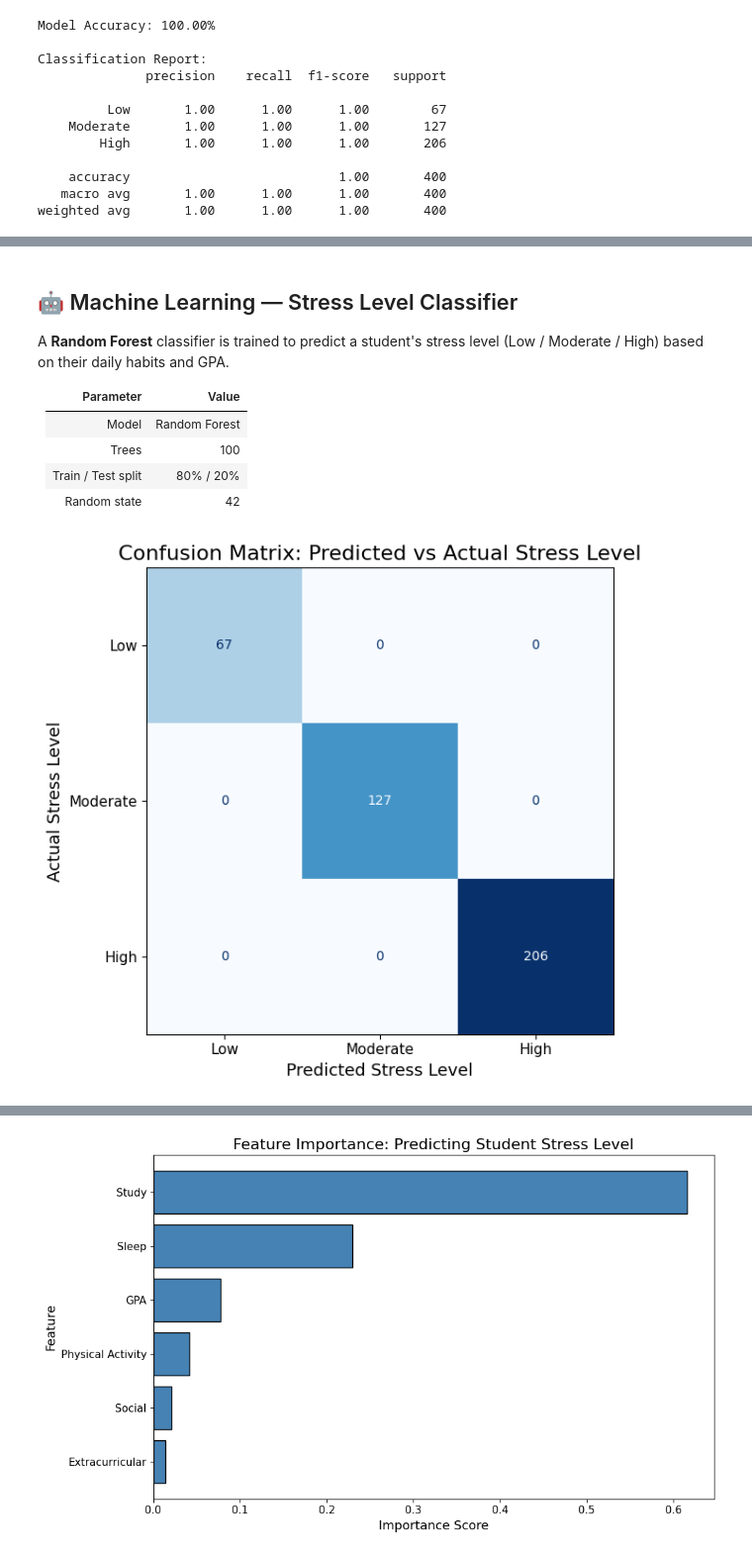
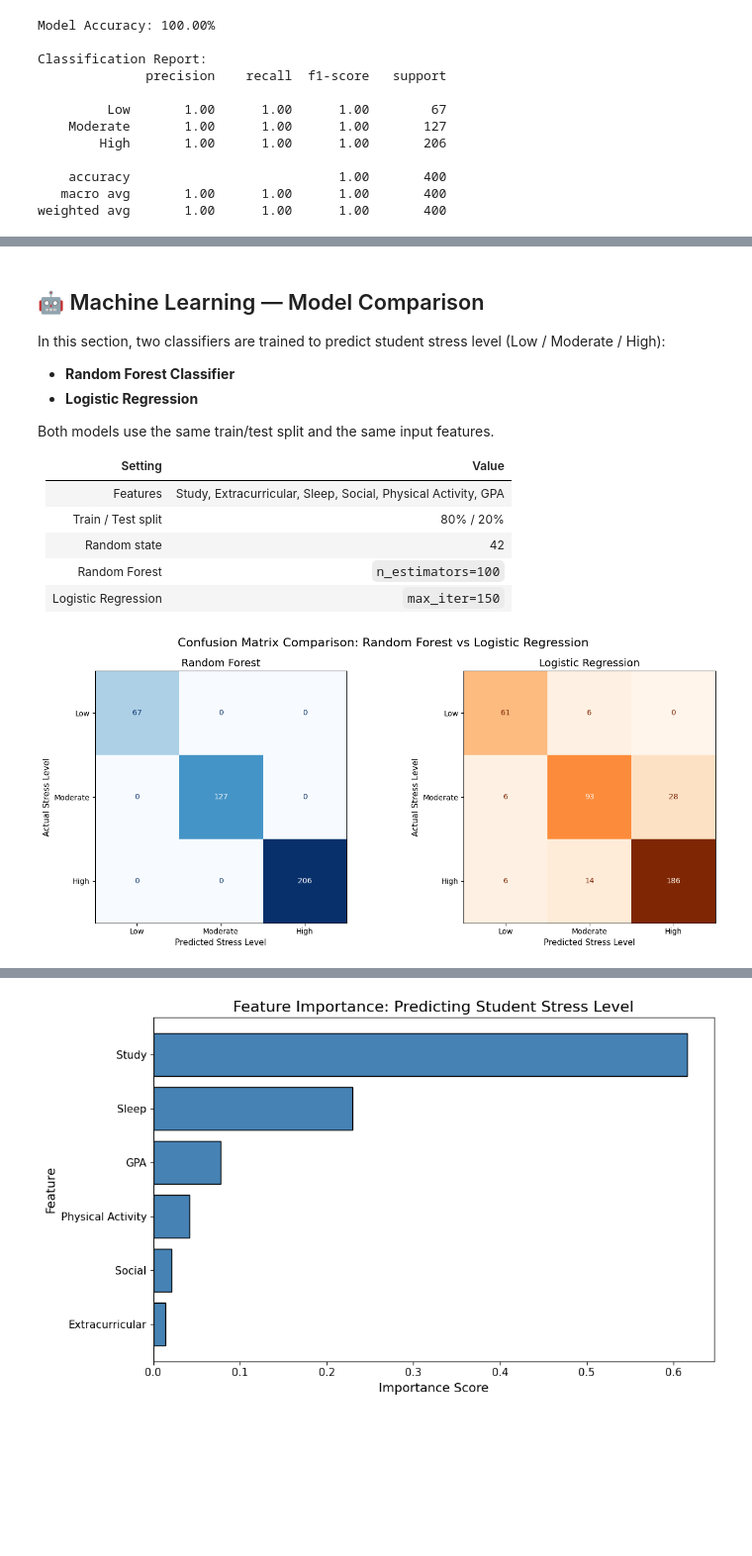
Before and after one commit to MZemik/student-lifestyle-analysis, a Jupyter notebook: student_lifestyle_analysis.ipynb, the cells around one changed output, grey strips where cells are left out. Shown at 99% size. Saved outputs shown, nothing was run; the diff lists cells and outputs as text; code cells hidden in the pictures; blank space fills up the shorter version.

Commit message:
Feat/logreg (#10)
* Logistic Regression model training + accuracy score

* Model comparison

* Editing README

* Cross validation

```diff
--- a/student_lifestyle_analysis.ipynb
+++ b/student_lifestyle_analysis.ipynb
@@ -245,3 +245,17 @@ Classification Report:
     accuracy                           1.00       400
    macro avg       1.00      1.00      1.00       400
 weighted avg       1.00      1.00      1.00       400
+# %%
+# Import of Logistic Regression model
+from sklearn.linear_model import LogisticRegression
+
+# Training Logistic Regression model
+logisticRegr = LogisticRegression(max_iter=150)
+logisticRegr.fit(X_train, y_train)
+
+# Evaluate on test set
+log_y_pred = logisticRegr.predict(X_test)
+print(f"Model Accuracy: {accuracy_score(y_test, log_y_pred):.2%}")
+print()
+print("Classification Report:")
+print(classification_report(y_test, log_y_pred, target_names=["Low", "Moderate", "High"]))
@@ -248,32 +308,47 @@ weighted avg       1.00      1.00      1.00       400
 # %% [markdown]
-## 🤖 Machine Learning — Stress Level Classifier
+## 🤖 Machine Learning — Model Comparison
 
-A **Random Forest** classifier is trained to predict a student's stress level (Low / Moderate / High) based on their daily habits and GPA.
+In this section, two classifiers are trained to predict student stress level (Low / Moderate / High):
+- **Random Forest Classifier**
+- **Logistic Regression**
 
-| Parameter | Value |
+Both models use the same train/test split and the same input features.
+
+| Setting | Value |
 |---|---|
-| Model | Random Forest |
-| Trees | 100 |
+| Features | Study, Extracurricular, Sleep, Social, Physical Activity, GPA |
 | Train / Test split | 80% / 20% |
 | Random state | 42 |
+| Random Forest | `n_estimators=100` |
+| Logistic Regression | `max_iter=150` |
 # %%
-# Plot confusion matrix to visualize model prediction errors across stress level classes
+# Plot side-by-side confusion matrices to compare Random Forest vs Logistic Regression
 from sklearn.metrics import confusion_matrix, ConfusionMatrixDisplay
 
 class_names = ["Low", "Moderate", "High"]
-cm = confusion_matrix(y_test, y_pred)
+cm_rf = confusion_matrix(y_test, y_pred)
+cm_log = confusion_matrix(y_test, log_y_pred)
 
-plt.figure(figsize=(8, 6))
-disp = ConfusionMatrixDisplay(confusion_matrix=cm, display_labels=class_names)
-disp.plot(cmap="Blues", ax=plt.gca(), colorbar=False)
-plt.title("Confusion Matrix: Predicted vs Actual Stress Level", fontsize=16)
-plt.xlabel("Predicted Stress Level", fontsize=13)
-plt.ylabel("Actual Stress Level", fontsize=13)
-plt.xticks(fontsize=11)
-plt.yticks(fontsize=11)
+fig, axes = plt.subplots(1, 2, figsize=(14, 6))
+
+ConfusionMatrixDisplay(confusion_matrix=cm_rf, display_labels=class_names).plot(
+    cmap="Blues", ax=axes[0], colorbar=False
+)
+axes[0].set_title("Random Forest", fontsize=14)
+axes[0].set_xlabel("Predicted Stress Level", fontsize=11)
+axes[0].set_ylabel("Actual Stress Level", fontsize=11)
+
+ConfusionMatrixDisplay(confusion_matrix=cm_log, display_labels=class_names).plot(
+    cmap="Oranges", ax=axes[1], colorbar=False
+)
+axes[1].set_title("Logistic Regression", fontsize=14)
+axes[1].set_xlabel("Predicted Stress Level", fontsize=11)
+axes[1].set_ylabel("Actual Stress Level", fontsize=11)
+
+plt.suptitle("Confusion Matrix Comparison: Random Forest vs Logistic Regression", fontsize=16)
 plt.tight_layout()
-plt.savefig("results/plots/confusion_matrix.jpg", format="jpg")
+plt.savefig("results/plots/confusion_matrix_comparison.jpg", format="jpg")
 plt.show()
 # %% [output]
-[figure, old version]
+[figure, new version]
 # %% [markdown]
```
Also changed, not shown: parts of 5 cells of this notebook, 4 other files.
